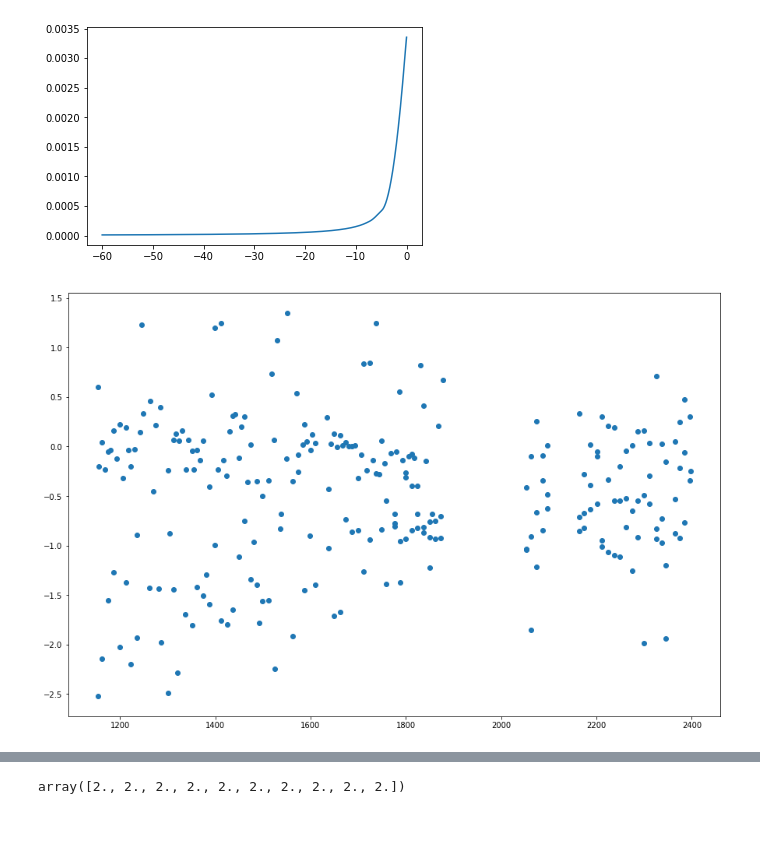
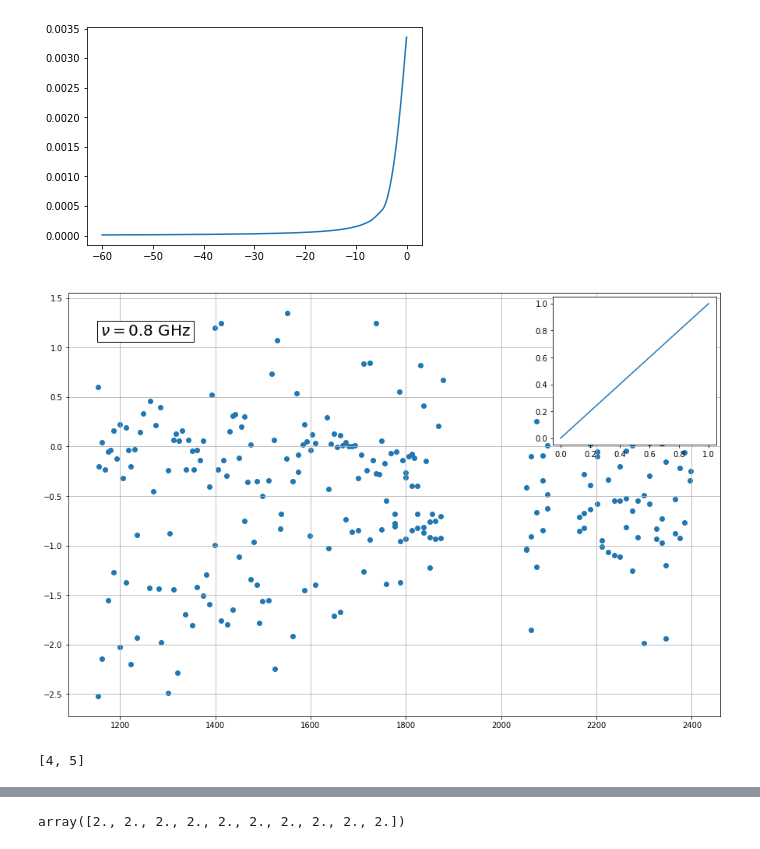
Before and after one commit to ggrillo93/plasma-lensing, a Jupyter notebook: Experimentation.ipynb, the cells around one changed output, grey strips where cells are left out. Saved outputs shown, nothing was run; the diff lists cells and outputs as text; code cells hidden in the pictures.

```diff
--- a/Experimentation.ipynb
+++ b/Experimentation.ipynb
@@ -201,12 +296,21 @@ data = np.loadtxt('resids.txt').T
 dates = data[0]
 # %%
 ind = np.where(np.logical_and(dates < 57515., dates > 57505))[0]
-# %%
-plt.figure(figsize = (15, 10))
-plt.scatter(data[1][ind], data[2][ind])
-plt.show()
-# %% [output]
-[figure, removed]
+# %%
+fig, ax = plt.subplots(figsize = (15, 10))
+ax.scatter(data[1][ind], data[2][ind])
+ax.grid()
+ax.text(0.05, 0.9, r'$\nu = 0.8$ GHz', transform=ax.transAxes, fontsize = 20, bbox=dict(facecolor = 'white', alpha=1.))
+axin = inset_axes(ax, width = '25%', height = '35%', loc = 1)
+axin.plot([0, 1], [0, 1])
+plt.show()
+# %% [output]
+[figure, added]
+# %%
+l = [[12, 3, 4], [4, 5]]
+np.min(l)
+# %% [output]
+[4, 5]
 # %%
 def moving_average(a, n=3) :
     ret = np.cumsum(a, dtype=float)
```
Also changed, not shown: parts of 24 cells of this notebook, 15 other files.
